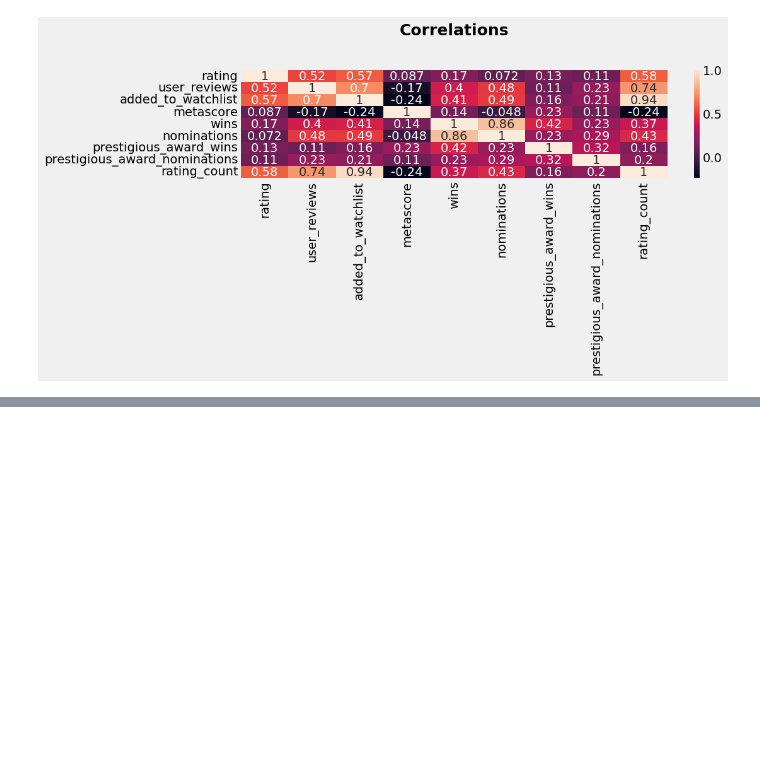
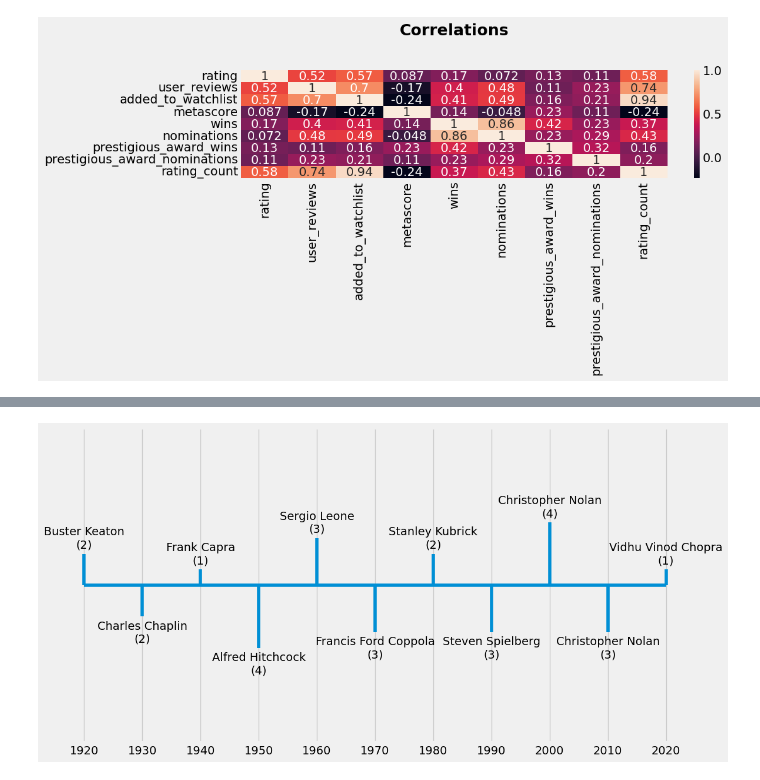
Before and after one commit to dmitkov28/notebooks, a Jupyter notebook: notebooks/ML/movies/imdb/imdb_2.ipynb, the cells around one changed output, grey strips where cells are left out. Drawn from its saved outputs; the diff is of its cells as text; code cells hidden in the pictures; blank space fills up the shorter version.

```diff
--- a/notebooks/ML/movies/imdb/imdb_2.ipynb
+++ b/notebooks/ML/movies/imdb/imdb_2.ipynb
@@ -795,0 +817,10 @@ plt.show()
+# %%
+# Group by decade and director, and count the occurrences
+decade_defining_directors = exploded_directors.groupby(["decade", "director"]).agg({"director": "count", "rating": "mean"})
+decade_defining_directors = decade_defining_directors.rename(columns={"director": "count"}).reset_index()
+
+# Sort the data by decade and count
+decade_defining_directors = decade_defining_directors.sort_values(by=["decade", "count", "rating"], ascending=[True, False, False])
+
+# Rank directors within each decade and filter for the top 3
+top_directors_per_decade = decade_defining_directors.groupby('decade').head(1).reset_index(drop=True)
@@ -795,0 +842,24 @@ plt.show()
+# %%
+fig, ax = plt.subplots()
+ax.set_title("Decade-Defining Directors")
+x_range = np.arange(1920, 2040, 25)
+ax.hlines(y=0, xmin=x_range[0], xmax=x_range[-1])
+ax.set_ylim(-10, 10)
+ax.set_xticks(top_directors_per_decade["decade"])
+ax.set_yticks([])
+for i, item in enumerate(top_directors_per_decade.index):
+    if i % 2 == 0:
+        ax.vlines(x=top_directors_per_decade.iloc[i]["decade"], ymin=0, ymax=top_directors_per_decade.iloc[i]["count"])
+        ax.text(x=top_directors_per_decade.iloc[i]["decade"], y=top_directors_per_decade.iloc[i]["count"] + 1,
+        s=f"{top_directors_per_decade.iloc[i]['director']}\n({top_directors_per_decade.iloc[i]['count']})", ha="center", va="center")
+
+
+    else:
+        ax.vlines(x=top_directors_per_decade.iloc[i]["decade"], ymin=0, ymax=-top_directors_per_decade.iloc[i]["count"])
+        ax.text(x=top_directors_per_decade.iloc[i]["decade"], y=-top_directors_per_decade.iloc[i]["count"] - 1,
+            s=f"{top_directors_per_decade.iloc[i]['director']}\n({top_directors_per_decade.iloc[i]['count']})", ha="center", va="center")
+
+
+plt.show()
+# %% [output]
+[figure, added]
```
Also changed, not shown: parts of 7 cells of this notebook.
